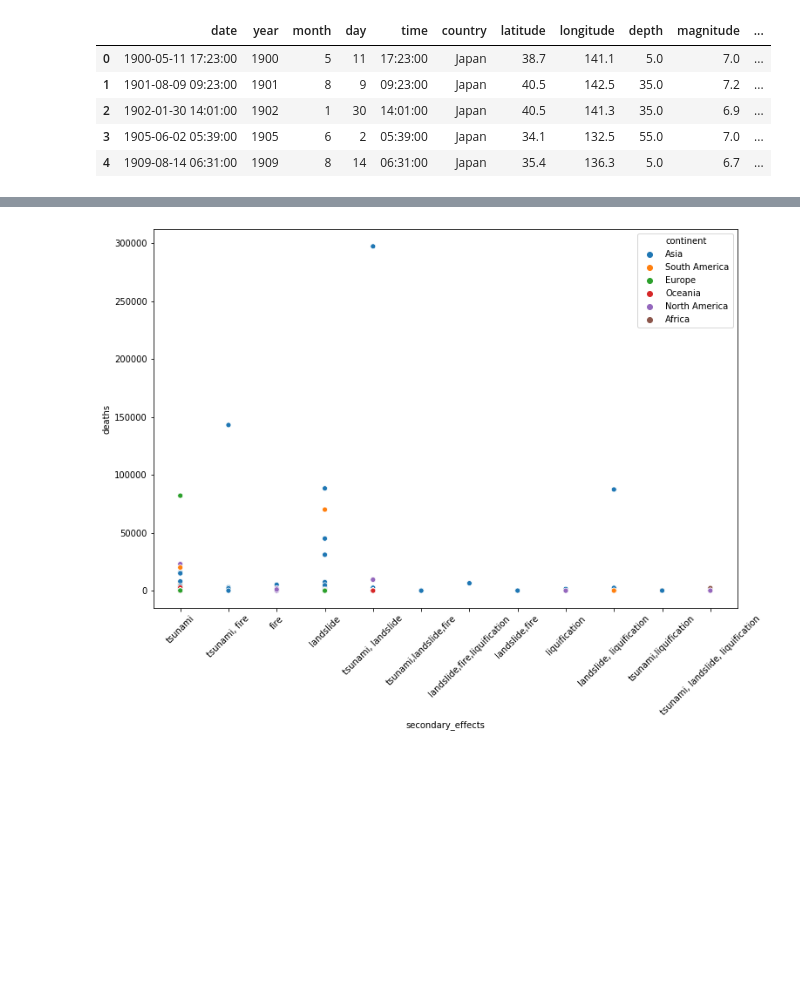
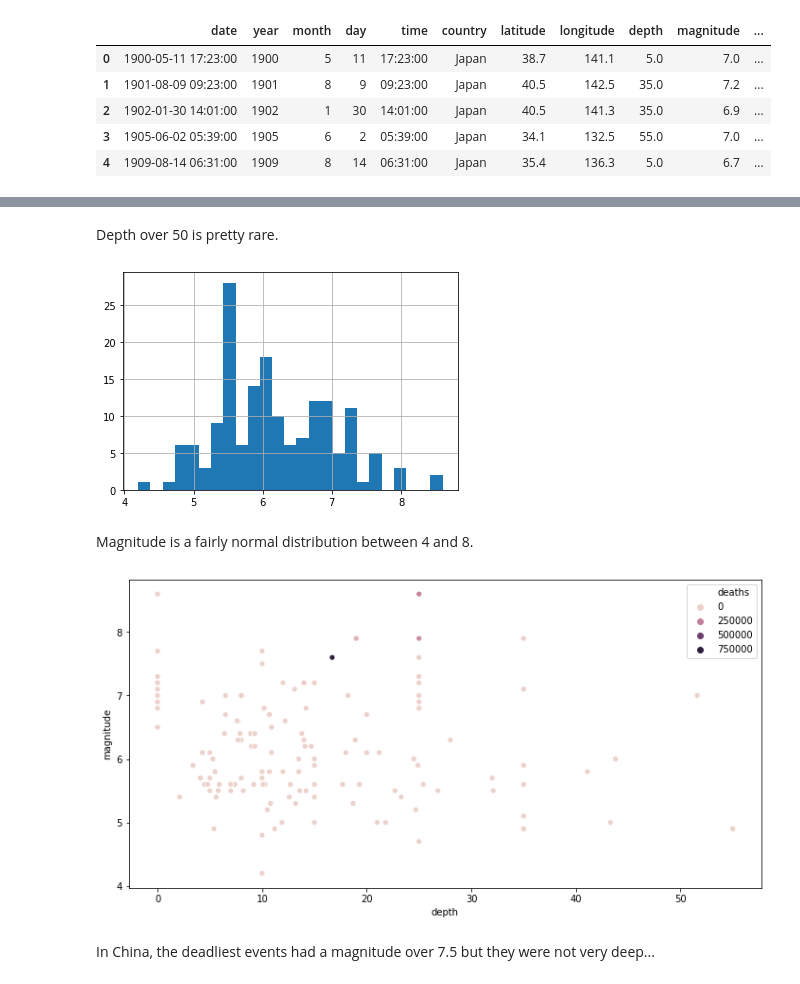
Before and after one commit to nss-data-science-cohort-4/dq3-earthquakes-amdquake, a Jupyter notebook: notebook/world_earthquake_alg_analysis.ipynb, the cells around one changed output, grey strips where cells are left out. Saved outputs shown, nothing was run; the diff lists cells and outputs as text; code cells hidden in the pictures; blank space fills up the shorter version.

```diff
--- a/notebook/world_earthquake_alg_analysis.ipynb
+++ b/notebook/world_earthquake_alg_analysis.ipynb
@@ -79,0 +114,2 @@ world_earthquake[(world_earthquake.deaths > 10000)]
+# %%
+world_earthquake['log_deaths'] = world_earthquake['deaths'].apply(np.log)
@@ -85,0 +176,2 @@ sns.scatterplot(data = world_earthquake, x = 'magnitude', y = 'deaths', hue = 'c
+# %%
+earthquake_china = world_earthquake[world_earthquake.country == "China"]
@@ -86,6 +203,15 @@ sns.scatterplot(data = world_earthquake, x = 'magnitude', y = 'deaths', hue = 'c
+# %% [markdown]
+Depth over 50 is pretty rare.
+# %%
+earthquake_china['magnitude'].hist(bins = 25);
+# %% [output]
+[figure, added]
+# %% [markdown]
+Magnitude is a fairly normal distribution between 4 and 8.
 # %%
-plt.figure(figsize = (12,8))
-sns.scatterplot(data=world_earthquake, x="secondary_effects", y="deaths", hue="continent")
-plt.xticks(rotation = 45);
+plt.figure(figsize = (12,6))
+sns.scatterplot(data=earthquake_china, x="depth", y="magnitude", hue="deaths");
 # %% [output]
-[figure, old version]
+[figure, new version]
+# %% [markdown]
+In China, the deadliest events had a magnitude over 7.5 but they were not very deep...
```
Also changed, not shown: parts of 70 cells of this notebook, 9 other files.
